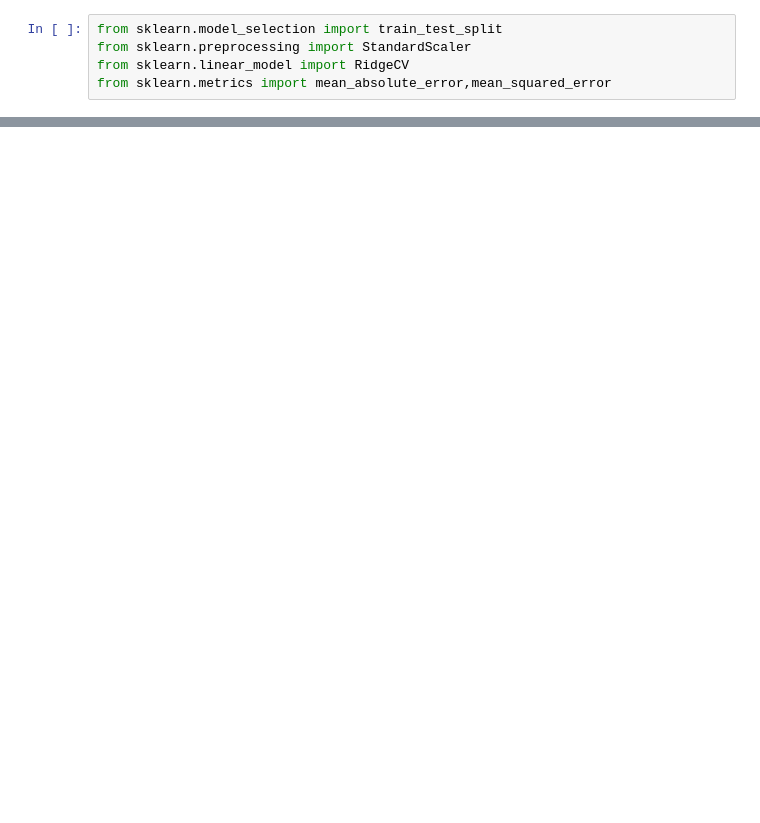
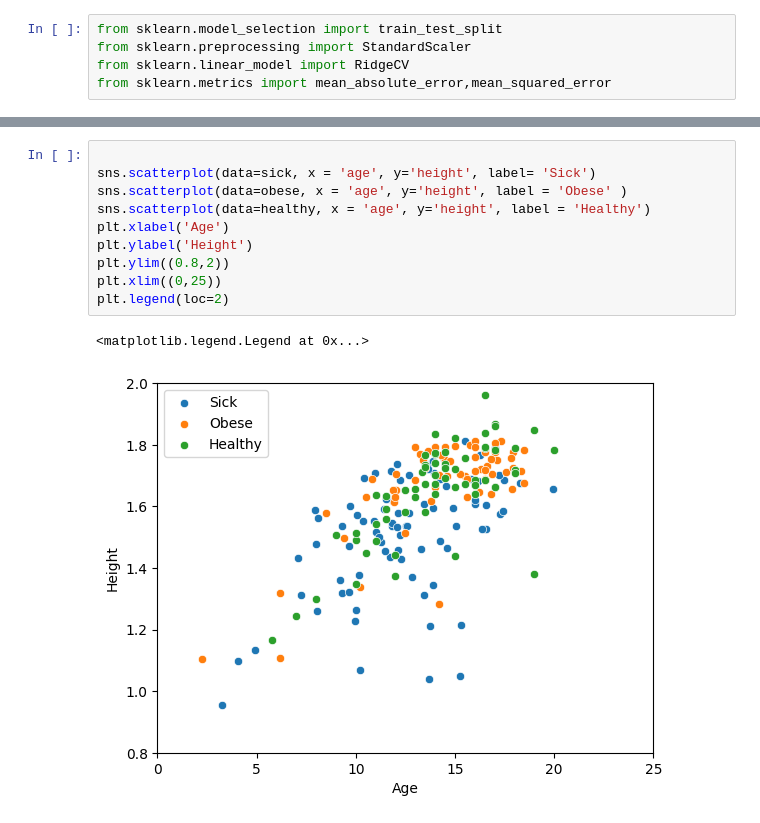
Before and after one commit to jakubpludowski/NAFLD-classifier, a Jupyter notebook: data_loader.ipynb, the cells around one changed output, grey strips where cells are left out. Saved outputs shown, nothing was run; the diff lists cells and outputs as text; blank space fills up the shorter version.

```diff
--- a/data_loader.ipynb
+++ b/data_loader.ipynb
@@ -147,0 +220,13 @@ obese.describe()
+# %%
+
+sns.scatterplot(data=sick, x = 'age', y='height', label= 'Sick')
+sns.scatterplot(data=obese, x = 'age', y='height', label = 'Obese' )
+sns.scatterplot(data=healthy, x = 'age', y='height', label = 'Healthy')
+plt.xlabel('Age')
+plt.ylabel('Height')
+plt.ylim((0.8,2))
+plt.xlim((0,25))
+plt.legend(loc=2)
+# %% [output]
+<matplotlib.legend.Legend at 0x...>
+[figure, added]
```
Also changed, not shown: parts of 8 cells of this notebook.
